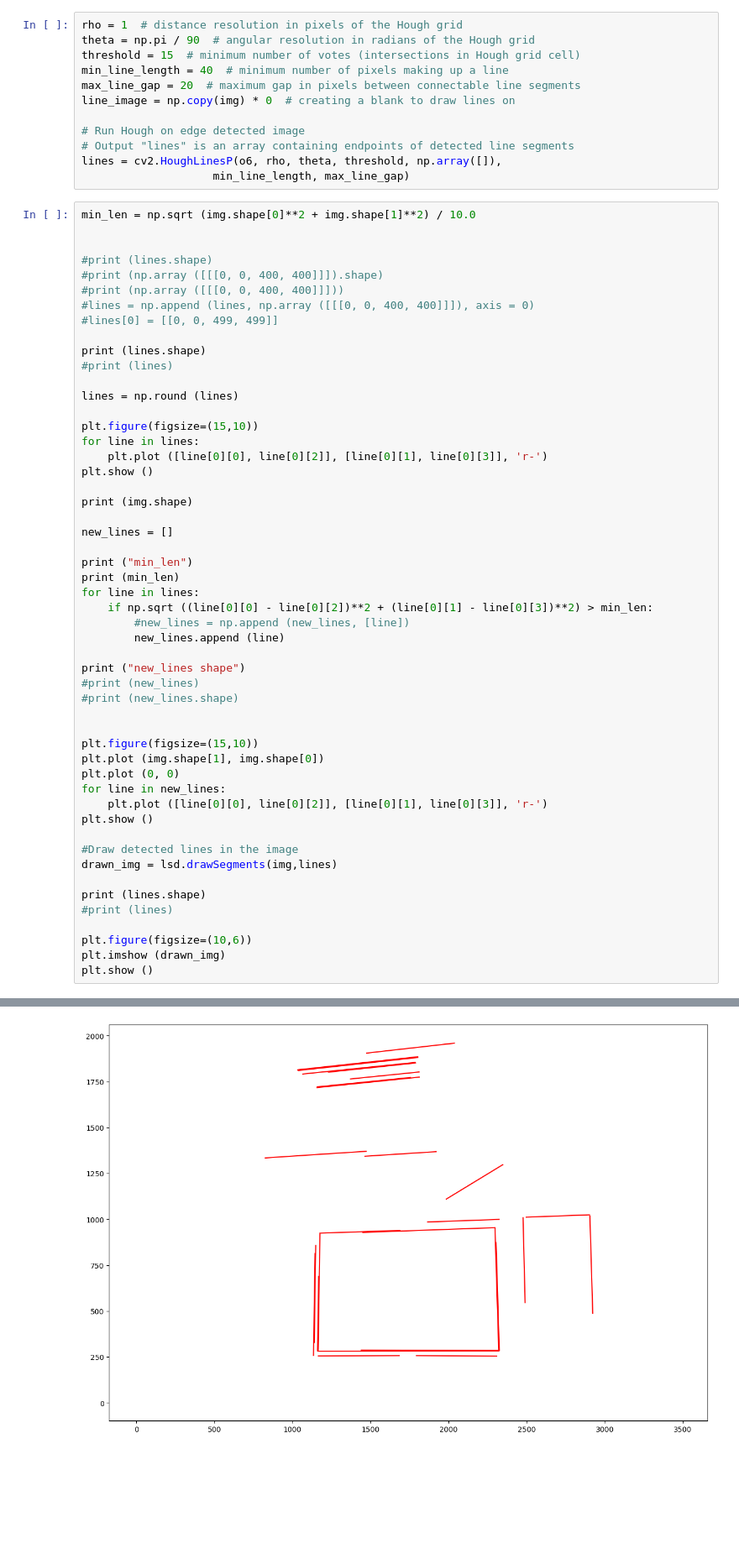
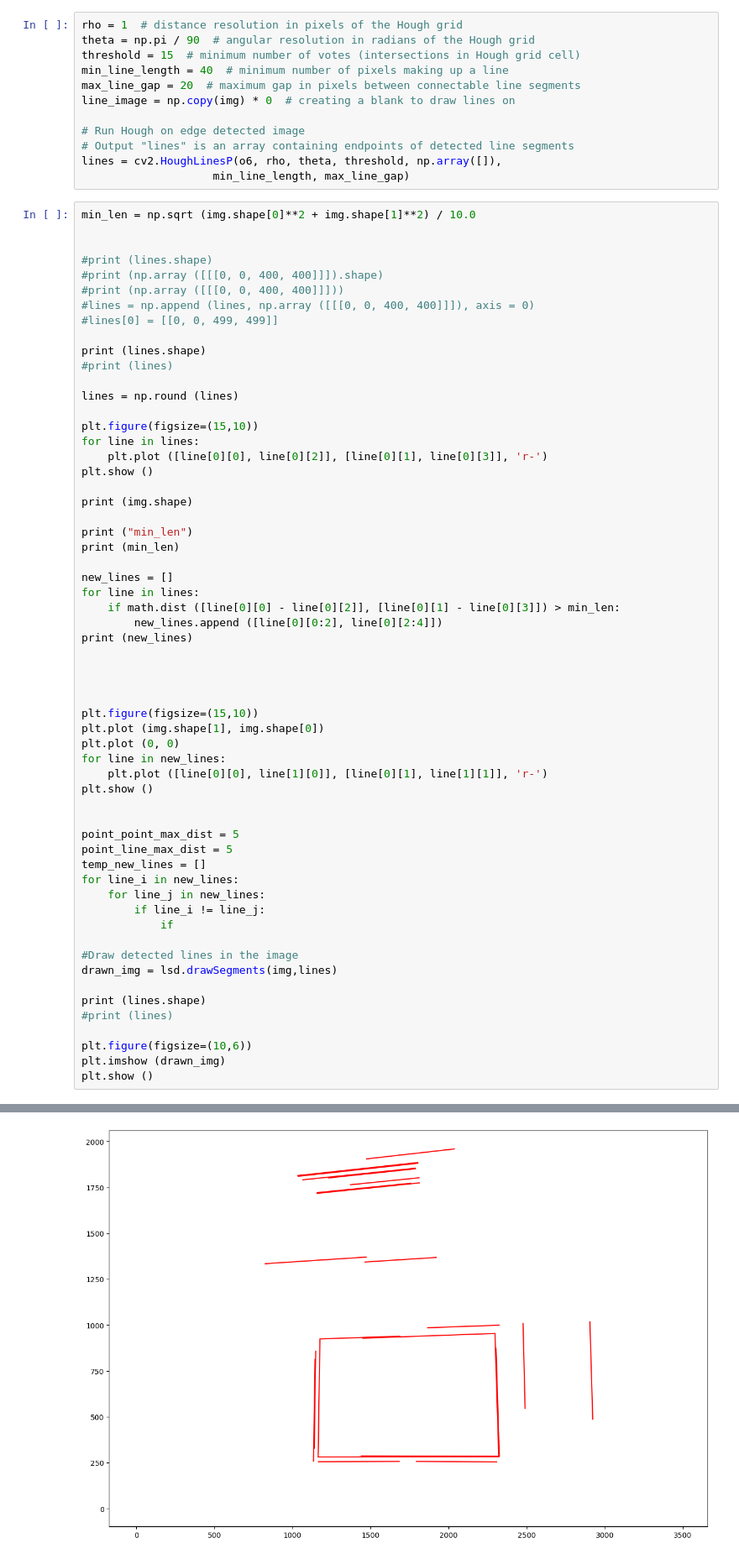
Before and after one commit to a-nakic/doas-projekt, a Jupyter notebook: projekt.ipynb, the cells around one changed output, grey strips where cells are left out. Shown at 84% size. Drawn from its saved outputs; the diff is of its cells as text; blank space fills up the shorter version.

```diff
--- a/projekt.ipynb
+++ b/projekt.ipynb
@@ -122,26 +132,33 @@ plt.show ()
 
 print (img.shape)
 
-new_lines = []
-
 print ("min_len")
 print (min_len)
+
+new_lines = []
 for line in lines:
-    if np.sqrt ((line[0][0] - line[0][2])**2 + (line[0][1] - line[0][3])**2) > min_len:
-        #new_lines = np.append (new_lines, [line])
-        new_lines.append (line)
+    if math.dist ([line[0][0] - line[0][2]], [line[0][1] - line[0][3]]) > min_len:
+        new_lines.append ([line[0][0:2], line[0][2:4]])
+print (new_lines)
 
-print ("new_lines shape")
-#print (new_lines)
-#print (new_lines.shape)
+
 
 
 plt.figure(figsize=(15,10))
 plt.plot (img.shape[1], img.shape[0])
 plt.plot (0, 0)
 for line in new_lines:
-    plt.plot ([line[0][0], line[0][2]], [line[0][1], line[0][3]], 'r-')
+    plt.plot ([line[0][0], line[1][0]], [line[0][1], line[1][1]], 'r-')
 plt.show ()
+
+
+point_point_max_dist = 5
+point_line_max_dist = 5
+temp_new_lines = []
+for line_i in new_lines:
+    for line_j in new_lines:
+        if line_i != line_j:
+            if
 
 #Draw detected lines in the image
 drawn_img = lsd.drawSegments(img,lines)
@@ -162,3 +179,3 @@ new_lines shape
-[figure, old version]
+[figure, new version]
 (2503, 1, 4)
 [figure]
```
Also changed, not shown: parts of 3 cells of this notebook.
